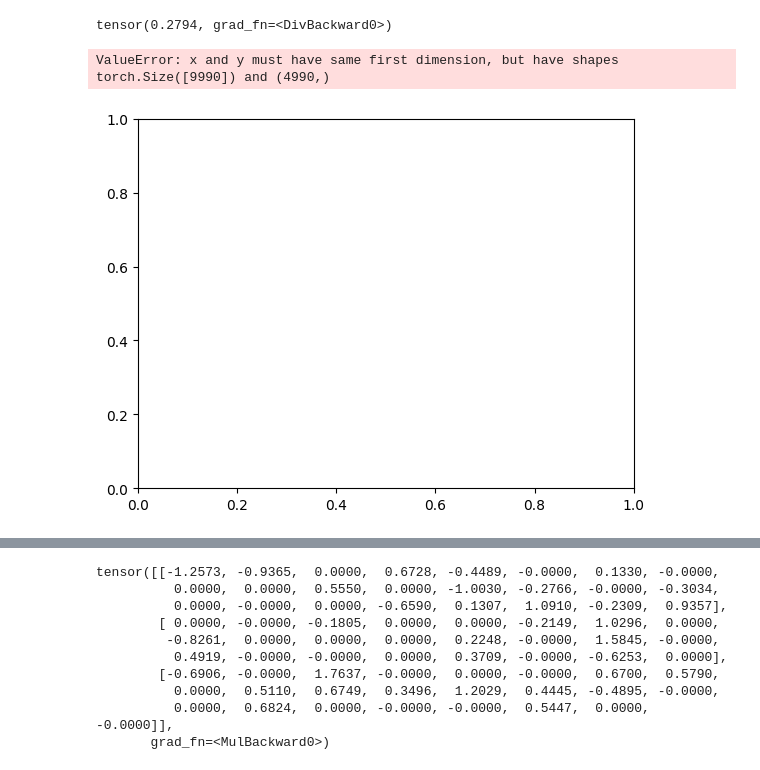
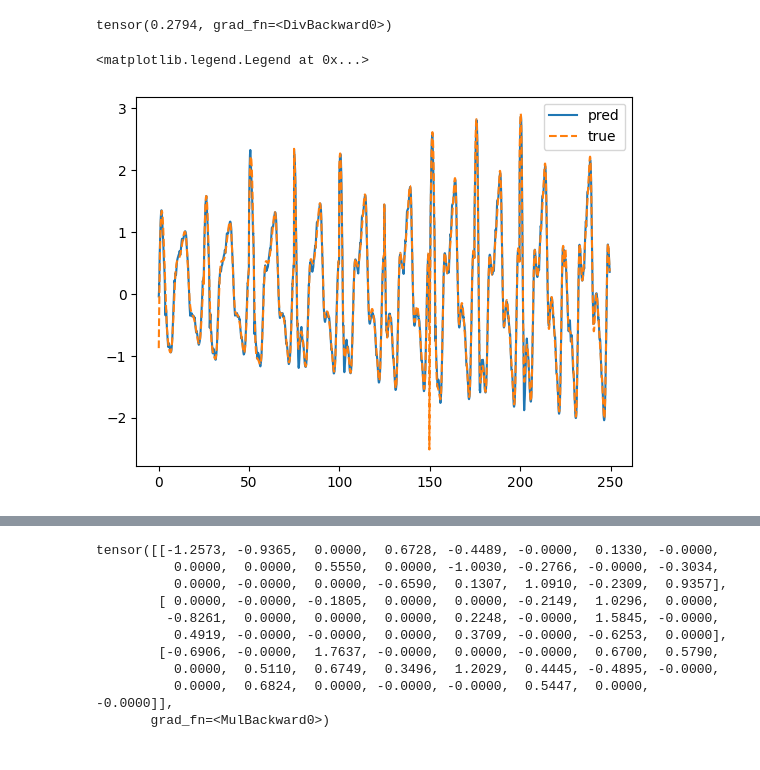
Before and after one commit to emilhaugstvedt/sparsity, a Jupyter notebook: SoftThresholding.ipynb, the cells around one changed output, grey strips where cells are left out. Cells and saved outputs as stored; diff of their text form; code cells hidden in the pictures.

```diff
--- a/SoftThresholding.ipynb
+++ b/SoftThresholding.ipynb
@@ -42,12 +42,12 @@ torch.sum((y_pred - test_loader.dataset.y)**2) / len(test_loader.dataset.y)
 # %% [output]
 tensor(0.2794, grad_fn=<DivBackward0>)
 # %%
-plt.plot(t, y_pred[:, 0].detach().numpy(), label='pred')
-plt.plot(t, test_loader.dataset.y[:, 0].detach().numpy(), label='true', linestyle='--')
+plt.plot(t_test, y_pred[:, 0].detach().numpy(), label='pred')
+plt.plot(t_test, test_loader.dataset.y[:, 0].detach().numpy(), label='true', linestyle='--')
 plt.legend()
 # %% [output]
-ValueError: x and y must have same first dimension, but have shapes torch.Size([9990]) and (4990,)
+<matplotlib.legend.Legend at 0x...>
-[figure, old version]
+[figure, new version]
 # %%
 s_threshhold = [layer.s.detach().item() for layer in model.layers]
 # %%
```
Also changed, not shown: parts of 3 cells of this notebook.
